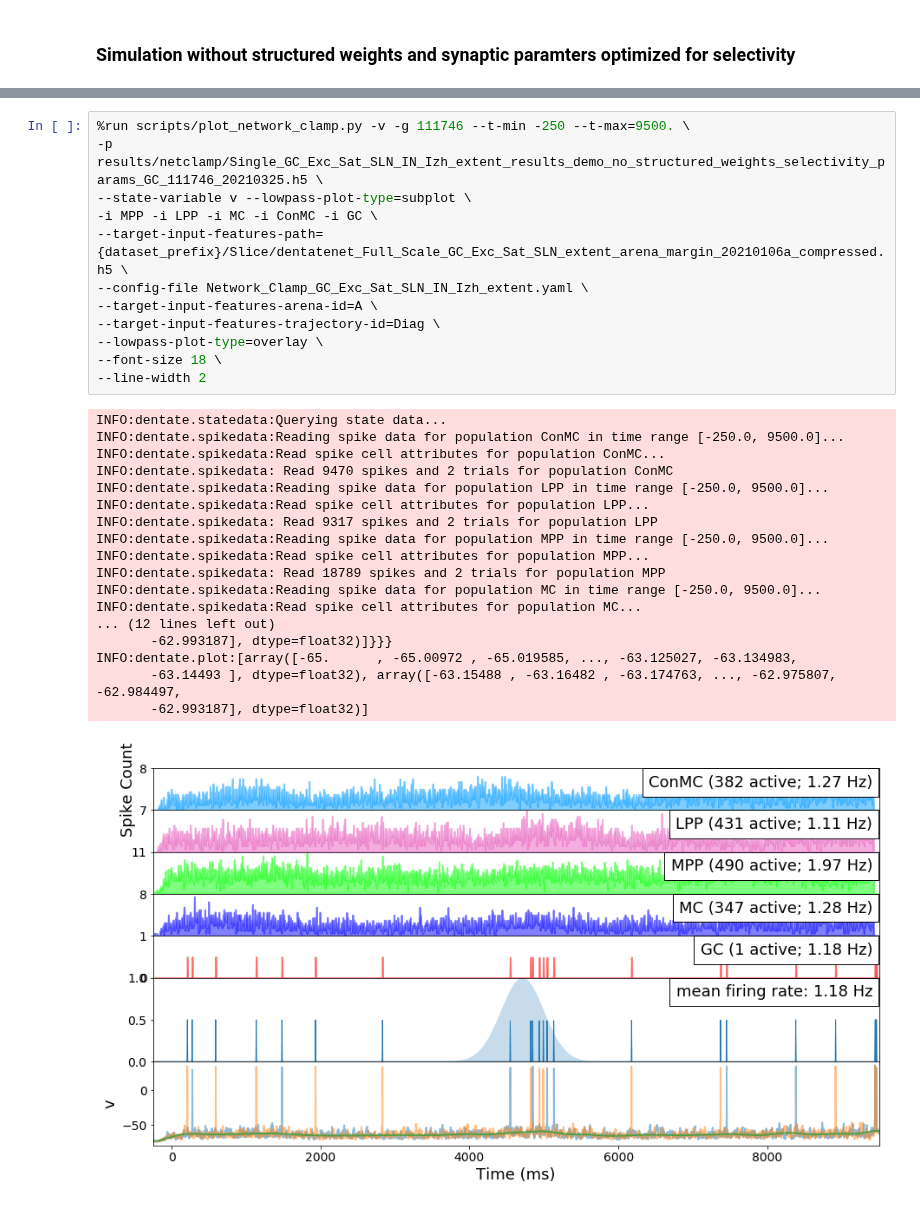
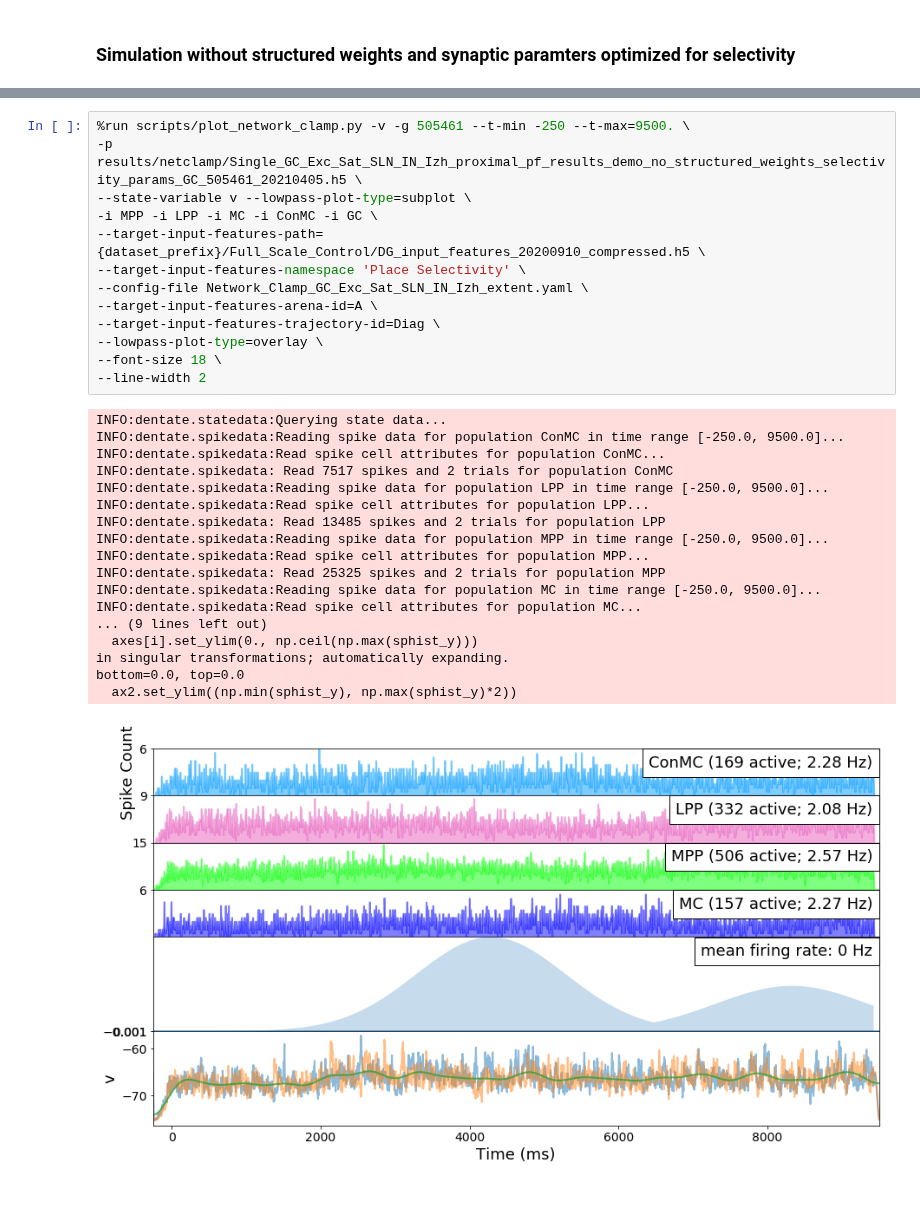
Before and after one commit to soltesz-lab/dentate, a Jupyter notebook: notebooks/Place Field Tuning GC.ipynb, the cells around one changed output, grey strips where cells are left out. Saved outputs shown, nothing was run; the diff lists cells and outputs as text.

Commit message:
updates to place field tuning demo notebook

```diff
--- a/notebooks/Place Field Tuning GC.ipynb
+++ b/notebooks/Place Field Tuning GC.ipynb
@@ -234,31 +257,32 @@ INFO:__main__:*** Writing synapse parameters
 # %%
-%run scripts/plot_network_clamp.py -v -g 111746 --t-min -250 --t-max=9500. \
--p results/netclamp/Single_GC_Exc_Sat_SLN_IN_Izh_extent_results_demo_no_structured_weights_selectivity_params_GC_111746_20210325.h5 \
+%run scripts/plot_network_clamp.py -v -g 505461 --t-min -250 --t-max=9500. \
+-p results/netclamp/Single_GC_Exc_Sat_SLN_IN_Izh_proximal_pf_results_demo_no_structured_weights_selectivity_params_GC_505461_20210405.h5 \
 --state-variable v --lowpass-plot-type=subplot \
 -i MPP -i LPP -i MC -i ConMC -i GC \
---target-input-features-path={dataset_prefix}/Slice/dentatenet_Full_Scale_GC_Exc_Sat_SLN_extent_arena_margin_20210106a_compressed.h5 \
+--target-input-features-path={dataset_prefix}/Full_Scale_Control/DG_input_features_20200910_compressed.h5 \
+--target-input-features-namespace 'Place Selectivity' \
 --config-file Network_Clamp_GC_Exc_Sat_SLN_IN_Izh_extent.yaml \
 --target-input-features-arena-id=A \
 --target-input-features-trajectory-id=Diag \
 --lowpass-plot-type=overlay \
 --font-size 18 \
 --line-width 2
 # %% [output]
 INFO:dentate.statedata:Querying state data...
 INFO:dentate.spikedata:Reading spike data for population ConMC in time range [-250.0, 9500.0]...
 INFO:dentate.spikedata:Read spike cell attributes for population ConMC...
-INFO:dentate.spikedata: Read 9470 spikes and 2 trials for population ConMC
+INFO:dentate.spikedata: Read 7517 spikes and 2 trials for population ConMC
 INFO:dentate.spikedata:Reading spike data for population LPP in time range [-250.0, 9500.0]...
 INFO:dentate.spikedata:Read spike cell attributes for population LPP...
-INFO:dentate.spikedata: Read 9317 spikes and 2 trials for population LPP
+INFO:dentate.spikedata: Read 13485 spikes and 2 trials for population LPP
 INFO:dentate.spikedata:Reading spike data for population MPP in time range [-250.0, 9500.0]...
 INFO:dentate.spikedata:Read spike cell attributes for population MPP...
-INFO:dentate.spikedata: Read 18789 spikes and 2 trials for population MPP
+INFO:dentate.spikedata: Read 25325 spikes and 2 trials for population MPP
 INFO:dentate.spikedata:Reading spike data for population MC in time range [-250.0, 9500.0]...
 INFO:dentate.spikedata:Read spike cell attributes for population MC...
-... (12 lines left out)
-       -62.993187], dtype=float32)]}}}
-INFO:dentate.plot:[array([-65.      , -65.00972 , -65.019585, ..., -63.125027, -63.134983,
-       -63.14493 ], dtype=float32), array([-63.15488 , -63.16482 , -63.174763, ..., -62.975807, -62.984497,
-       -62.993187], dtype=float32)]
+... (9 lines left out)
+  axes[i].set_ylim(0., np.ceil(np.max(sphist_y)))
+in singular transformations; automatically expanding.
+bottom=0.0, top=0.0
+  ax2.set_ylim((np.min(sphist_y), np.max(sphist_y)*2))
-[figure, old version]
+[figure, new version]
```
Also changed, not shown: parts of 5 cells of this notebook, 2 other files.
